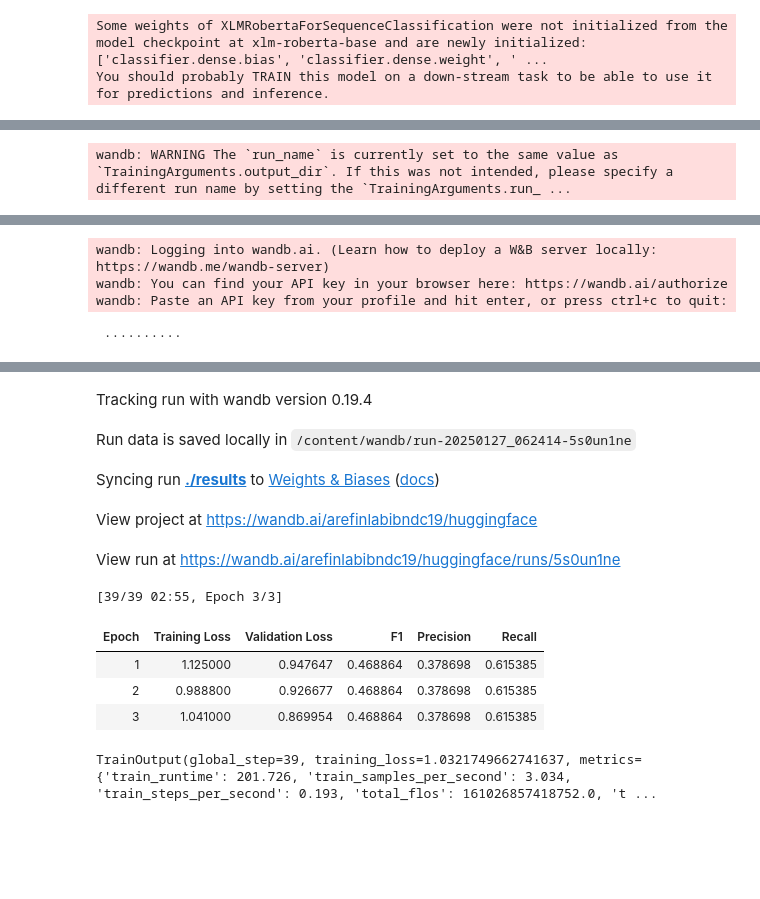
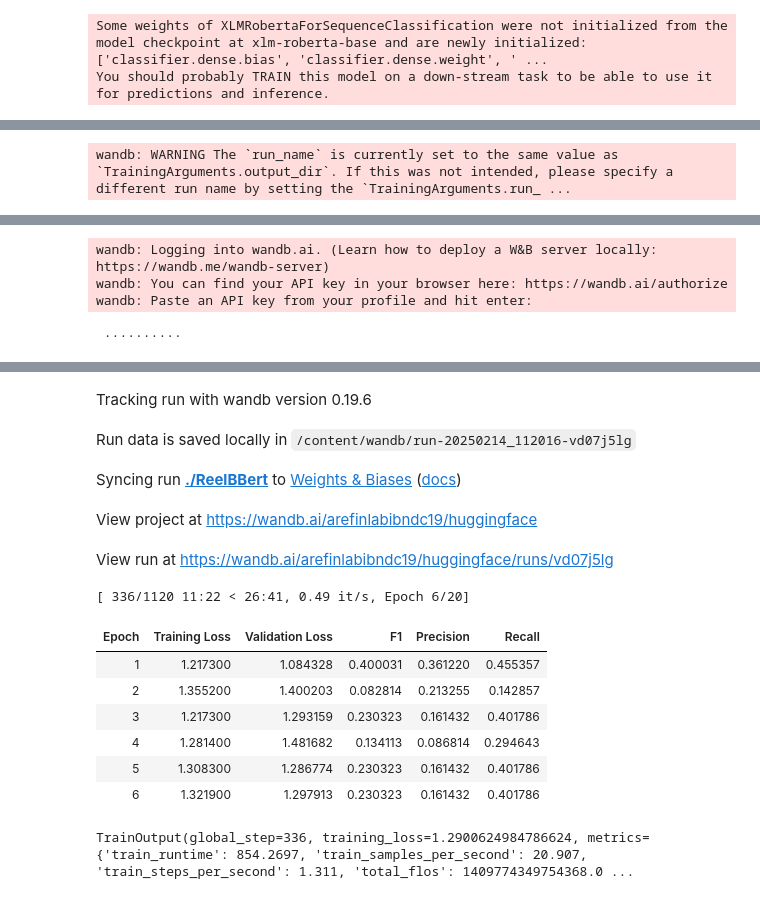
Before and after one commit to Aref111n/SafeReels, a Jupyter notebook: Text_XLM_Roberta.ipynb, the cells around one changed output, grey strips where cells are left out. Saved outputs shown, nothing was run; the diff lists cells and outputs as text; code cells hidden in the pictures; blank space fills up the shorter version.

```diff
--- a/Text_XLM_Roberta.ipynb
+++ b/Text_XLM_Roberta.ipynb
@@ -40,0 +52,3 @@ from sklearn.model_selection import train_test_split
+# %%
+df['Visual texts'] = df['Visual texts'].fillna("কোন টেক্সট পাওয়া যায়নি")
+df
@@ -57,0 +86,4 @@ df
+# %%
+import random
+
+df = df.sample(frac=1, random_state=42).reset_index(drop=True)
@@ -96,3 +142,13 @@ train_texts, val_texts, train_labels, val_labels = train_test_split(
+# %%
+X = df['text']
+y = df['label']
+
+train_texts, temp_texts, train_labels, temp_labels = train_test_split(
+    X, y, test_size=0.2, random_state=42, stratify=y)
+
+test_texts, val_texts, test_labels, val_labels = train_test_split(
+    temp_texts, temp_labels, test_size=0.5, random_state=42, stratify=temp_labels
+)
 # %%
 from transformers import AutoTokenizer
 
@@ -154,18 +213,19 @@ from transformers import TrainingArguments
 # %%
 training_args = TrainingArguments(
-    output_dir="./results",             # Directory to save results
+    output_dir="./ReelBBert",             # Directory to save results
     evaluation_strategy="epoch",       # Evaluate at the end of every epoch
     learning_rate=5e-5,                # Learning rate
     per_device_train_batch_size=16,    # Batch size for training
     per_device_eval_batch_size=16,     # Batch size for evaluation
-    num_train_epochs=3,                # Number of epochs
+    num_train_epochs=20,                # Number of epochs
     weight_decay=0.01,                 # Weight decay
     logging_dir="./logs",              # Directory for logging
     logging_steps=10,                  # Log every 10 steps
     save_strategy="epoch",             # Save model at each epoch
+    save_total_limit=1,                # Keep only the best/most recent model
     load_best_model_at_end=True,       # Load the best model at the end
     metric_for_best_model="f1",        # Use F1 score to select the best model
-    greater_is_better=True,            # F1 score: Higher is better
+    greater_is_better=True            # F1 score: Higher is better
 )
 # %%
 pip install evaluate
@@ -219,7 +279,8 @@ trainer = Trainer(
     train_dataset=train_data,            # Training data
     eval_dataset=val_data,               # Validation data
     tokenizer=tokenizer,                 # Tokenizer
-    compute_metrics=compute_metrics      # Updated metrics function
+    compute_metrics=compute_metrics,      # Updated metrics function
+    callbacks=[EarlyStoppingCallback(early_stopping_patience=5)]
 )
 
 trainer.train()
@@ -228,5 +289,5 @@ wandb: WARNING The `run_name` is currently set to the same value as `TrainingArg
 [interactive output not drawn]
 wandb: Logging into wandb.ai. (Learn how to deploy a W&B server locally: https://wandb.me/wandb-server)
 wandb: You can find your API key in your browser here: https://wandb.ai/authorize
-wandb: Paste an API key from your profile and hit enter, or press ctrl+c to quit:
+wandb: Paste an API key from your profile and hit enter:
  ··········
@@ -234,12 +298,15 @@ wandb: Appending key for api.wandb.ai to your netrc file: /root/.netrc
 wandb: Using wandb-core as the SDK backend.  Please refer to https://wandb.me/wandb-core for more information.
-Tracking run with wandb version 0.19.4
+Tracking run with wandb version 0.19.6
-Run data is saved locally in /content/wandb/run-20250127_062414-5s0un1ne
+Run data is saved locally in /content/wandb/run-20250214_112016-vd07j5lg
-Syncing run ./results to Weights & Biases (docs)
+Syncing run ./ReelBBert to Weights & Biases (docs)
 View project at https://wandb.ai/arefinlabibndc19/huggingface
-View run at https://wandb.ai/arefinlabibndc19/huggingface/runs/5s0un1ne
+View run at https://wandb.ai/arefinlabibndc19/huggingface/runs/vd07j5lg
-[39/39 02:55, Epoch 3/3]
+[ 336/1120 11:22 < 26:41, 0.49 it/s, Epoch 6/20]
 | Epoch | Training Loss | Validation Loss | F1 | Precision | Recall |
-| 1 | 1.125000 | 0.947647 | 0.468864 | 0.378698 | 0.615385 |
-| 2 | 0.988800 | 0.926677 | 0.468864 | 0.378698 | 0.615385 |
-| 3 | 1.041000 | 0.869954 | 0.468864 | 0.378698 | 0.615385 |
+| 1 | 1.217300 | 1.084328 | 0.400031 | 0.361220 | 0.455357 |
+| 2 | 1.355200 | 1.400203 | 0.082814 | 0.213255 | 0.142857 |
+| 3 | 1.217300 | 1.293159 | 0.230323 | 0.161432 | 0.401786 |
+| 4 | 1.281400 | 1.481682 | 0.134113 | 0.086814 | 0.294643 |
+| 5 | 1.308300 | 1.286774 | 0.230323 | 0.161432 | 0.401786 |
+| 6 | 1.321900 | 1.297913 | 0.230323 | 0.161432 | 0.401786 |
-TrainOutput(global_step=39, training_loss=1.0321749662741637, metrics={'train_runtime': 201.726, 'train_samples_per_second': 3.034, 'train_steps_per_second': 0.193, 'total_flos': 161026857418752.0, 't ...
+TrainOutput(global_step=336, training_loss=1.2900624984786624, metrics={'train_runtime': 854.2697, 'train_samples_per_second': 20.907, 'train_steps_per_second': 1.311, 'total_flos': 1409774349754368.0 ...
```
Also changed, not shown: parts of 23 cells of this notebook.
